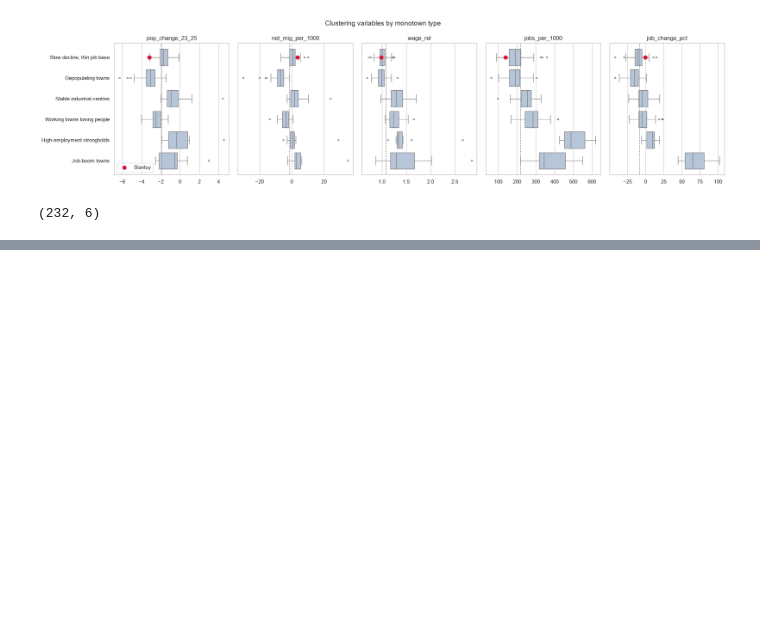
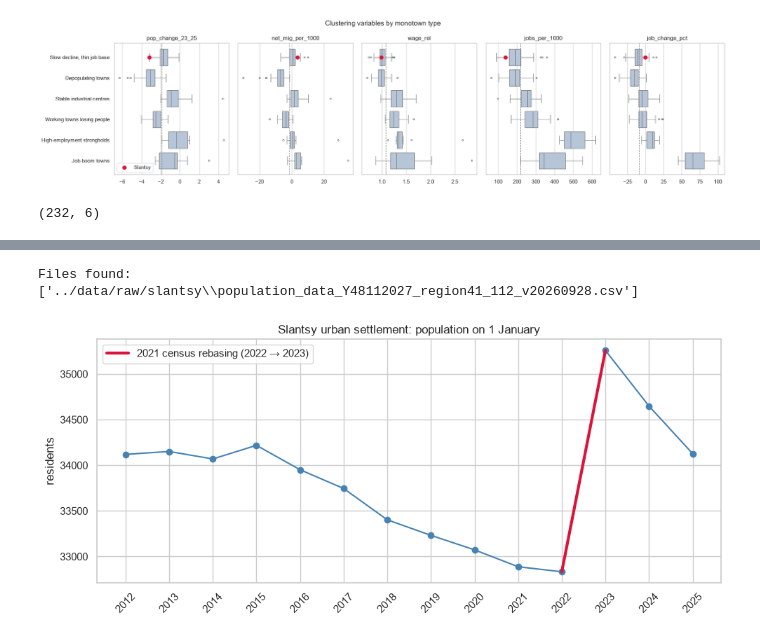
Before and after one commit to evelina-kalugina/-russian-monotowns-typology, a Jupyter notebook: notebooks/04_clustering.ipynb, the cells around one changed output, grey strips where cells are left out. Drawn from its saved outputs; the diff is of its cells as text; code cells hidden in the pictures; blank space fills up the shorter version.

Commit message:
04_clustering: add Slantsy in context (population curve, position in type, implied natural change, jobs effect)

```diff
--- a/notebooks/04_clustering.ipynb
+++ b/notebooks/04_clustering.ipynb
@@ -396,0 +409,31 @@ print(clusters.shape)
+# %%
+# Slantsy settlement: population on 1 January, all available years
+import glob
+
+files = glob.glob("../data/raw/slantsy/*.csv")
+print("Files found:", files)
+raw_sl = pd.read_csv(files[0], sep=";", dtype=str)
+
+pop_sl = raw_sl[(raw_sl["oktmo"] == "41642101") & (raw_sl["mest"] == "Все население")].copy()
+pop_sl["year"] = pop_sl["year"].astype(int)
+pop_sl["indicator_value"] = pd.to_numeric(pop_sl["indicator_value"], errors="coerce")
+pop_sl = pop_sl.drop_duplicates("year").sort_values("year")[["year", "indicator_value"]]
+
+fig, ax = plt.subplots(figsize=(10, 4.5))
+ax.plot(pop_sl["year"], pop_sl["indicator_value"], marker="o", color="steelblue")
+jump = pop_sl[pop_sl["year"].isin([2022, 2023])]
+ax.plot(jump["year"], jump["indicator_value"], color="crimson", linewidth=3,
+        label="2021 census rebasing (2022 → 2023)")
+ax.set_xticks(pop_sl["year"])
+ax.tick_params(axis="x", rotation=45)
+ax.ticklabel_format(style="plain", axis="y")
+ax.set_ylabel("residents")
+ax.set_title("Slantsy urban settlement: population on 1 January")
+ax.legend()
+plt.tight_layout()
+plt.show()
+
+pop_sl.set_index("year").T
+# %% [output]
+Files found: ['../data/raw/slantsy\\population_data_Y48112027_region41_112_v20260928.csv']
+[figure, added]
```
Also changed, not shown: parts of 5 cells of this notebook.
